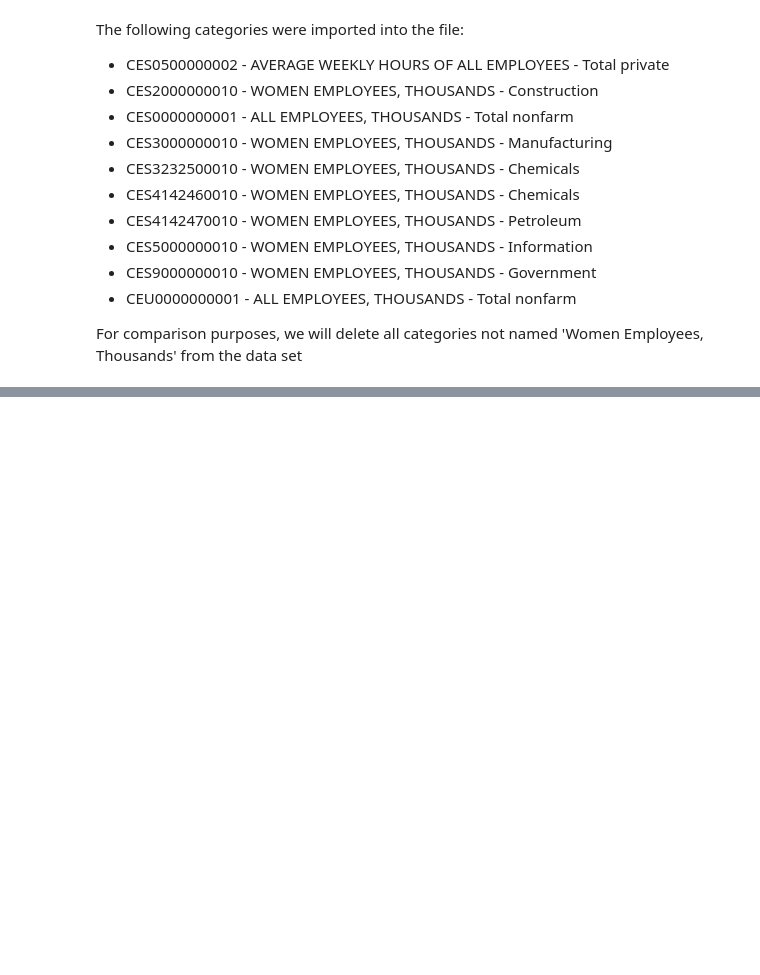
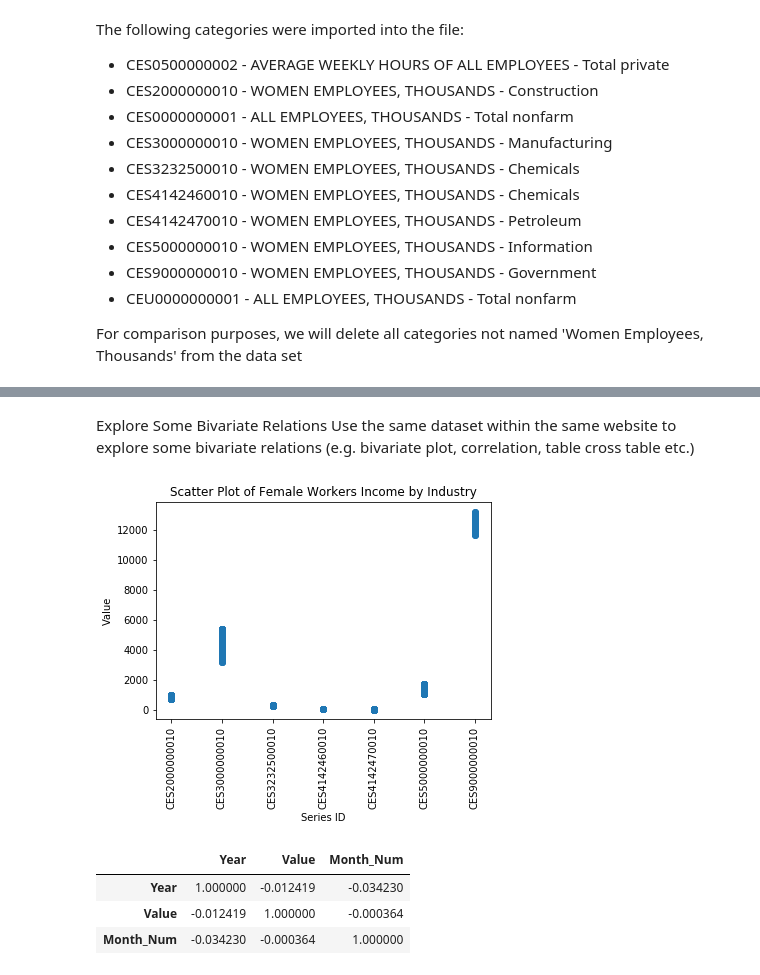
Before and after one commit to ramsey-king/DSC-630-Predictive-Analytics, a Jupyter notebook: KingRamseyWeek1.ipynb, the cells around one changed output, grey strips where cells are left out. Cells and saved outputs as stored; diff of their text form; code cells hidden in the pictures; blank space fills up the shorter version.

```diff
--- a/KingRamseyWeek1.ipynb
+++ b/KingRamseyWeek1.ipynb
@@ -24,0 +104,27 @@ For comparison purposes, we will delete all categories not named 'Women Employee
+# %% [markdown]
+Explore Some Bivariate Relations
+Use the same dataset within the same website to explore some bivariate relations (e.g. bivariate plot, correlation, table cross table etc.)
+# %%
+# Bivariate plot
+plt.scatter(x=blm_data['Series ID'], y=blm_data['Value'])
+plt.title("Scatter Plot of Female Workers Income by Industry")
+plt.xlabel("Series ID")
+plt.xticks(rotation=90)
+plt.ylabel("Value")
+plt.show()
+# %% [output]
+[figure, added]
+# %%
+# Correlation
+# Will add a numeric column for months i.e. M01 = 1, M02 = 2, etc.
+def month_counter(row, value):
+    return value[row]
+
+month_dict = {'M01': 1, 'M02': 2, 'M03': 3, 'M04': 4, 'M05': 5, 'M06': 6, 'M07': 7, 'M08': 8, 'M09': 9, 'M10':10, 'M11':11, 'M12':12}
+blm_data['Month_Num'] = blm_data['Period'].apply(month_counter, args= (month_dict,))
+blm_data.corr(method='pearson')
+# %% [output]
+|  | Year | Value | Month_Num |
+| Year | 1.000000 | -0.012419 | -0.034230 |
+| Value | -0.012419 | 1.000000 | -0.000364 |
+| Month_Num | -0.034230 | -0.000364 | 1.000000 |
```
Also changed, not shown: parts of 10 cells of this notebook.
